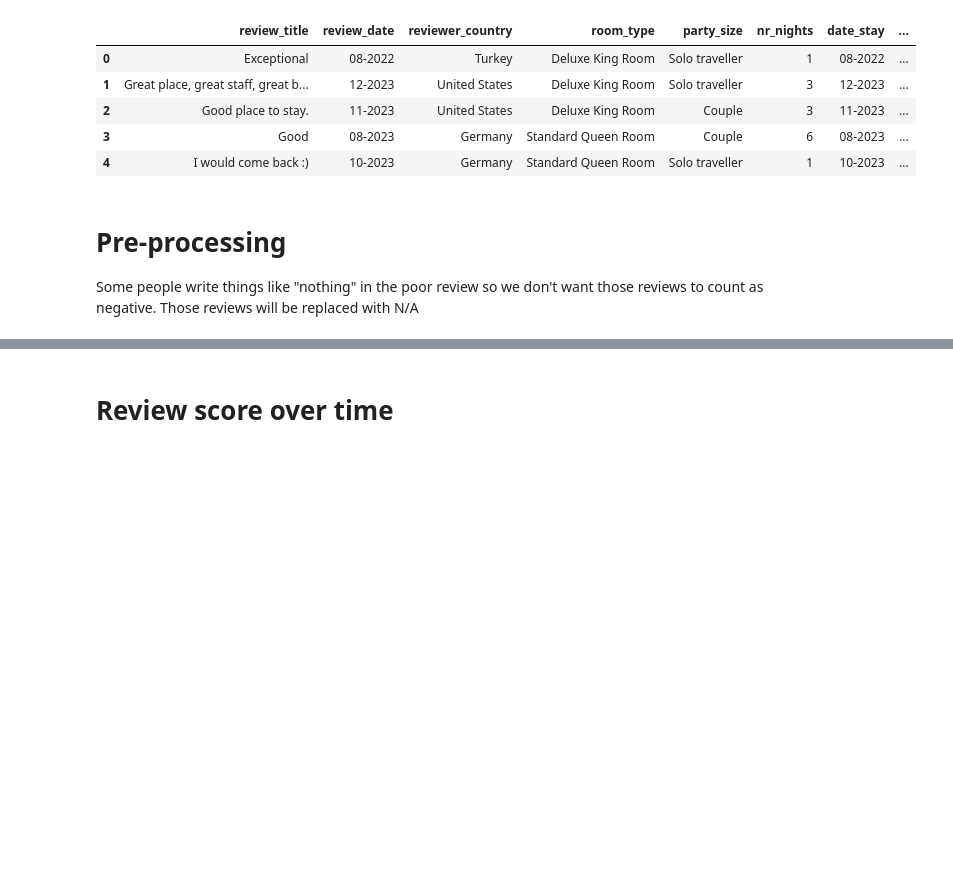
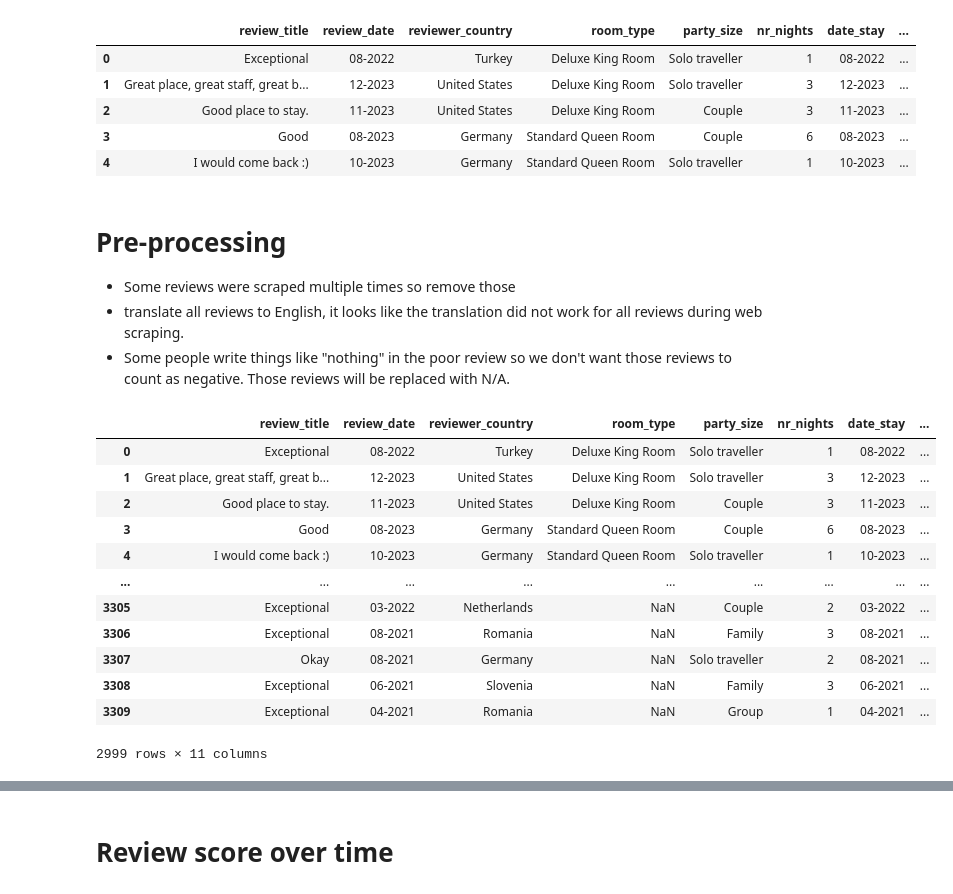
Before and after one commit to stefania-radu/LLMs-reviews-analytics, a Jupyter notebook: reviews_analytics/run_analysis.ipynb, the cells around one changed output, grey strips where cells are left out. Cells and saved outputs as stored; diff of their text form; code cells hidden in the pictures; blank space fills up the shorter version.

```diff
--- a/reviews_analytics/run_analysis.ipynb
+++ b/reviews_analytics/run_analysis.ipynb
@@ -48,4 +50,6 @@ hotel_reviews_data.head()
 | 4 | I would come back :) | 10-2023 | Germany | Standard Queen Room | Solo traveller | 1 | 10-2023 | ... |
 # %% [markdown]
 # Pre-processing
-Some people write things like "nothing" in the poor review so we don't want those reviews to count as negative. Those reviews will be replaced with N/A
+- Some reviews were scraped multiple times so remove those
+- translate all reviews to English, it looks like the translation did not work for all reviews during web scraping.
+- Some people write things like "nothing" in the poor review so we don't want those reviews to count as negative. Those reviews will be replaced with N/A.
@@ -53,0 +56,42 @@ hotel_reviews_data.loc[hotel_reviews_data['review_poor'].str.contains('nothing|n
+# %%
+def is_english(text):
+    try:
+        lang = detect(text)
+        return lang == 'en'
+    except:
+        return False
+
+def translate_to_english(text):
+    try:
+        if not is_english(text):
+            translator = Translator()
+            translation = translator.translate(text, dest='en')
+            return translation.text
+    except:
+        pass
+    return text
+
+hotel_reviews_data = hotel_reviews_data.drop_duplicates()
+
+# hotel_reviews_data['review_title'] = hotel_reviews_data['review_title'].apply(translate_to_english)
+# hotel_reviews_data['review_poor'] = hotel_reviews_data['review_poor'].apply(translate_to_english)
+# hotel_reviews_data['review_great'] = hotel_reviews_data['review_great'].apply(translate_to_english)
+
+hotel_reviews_data_english = hotel_reviews_data[hotel_reviews_data['review_poor'].apply(is_english) & hotel_reviews_data['review_great'].apply(is_english)]
+hotel_reviews_data.loc[hotel_reviews_data['review_poor'].str.contains('nothing|nil|niks|Niets|-', case=False, na=False), 'review_poor'] = pd.NA
+
+hotel_reviews_data
+# %% [output]
+|  | review_title | review_date | reviewer_country | room_type | party_size | nr_nights | date_stay | ... |
+| 0 | Exceptional | 08-2022 | Turkey | Deluxe King Room | Solo traveller | 1 | 08-2022 | ... |
+| 1 | Great place, great staff, great b... | 12-2023 | United States | Deluxe King Room | Solo traveller | 3 | 12-2023 | ... |
+| 2 | Good place to stay. | 11-2023 | United States | Deluxe King Room | Couple | 3 | 11-2023 | ... |
+| 3 | Good | 08-2023 | Germany | Standard Queen Room | Couple | 6 | 08-2023 | ... |
+| 4 | I would come back :) | 10-2023 | Germany | Standard Queen Room | Solo traveller | 1 | 10-2023 | ... |
+| ... | ... | ... | ... | ... | ... | ... | ... | ... |
+| 3305 | Exceptional | 03-2022 | Netherlands | NaN | Couple | 2 | 03-2022 | ... |
+| 3306 | Exceptional | 08-2021 | Romania | NaN | Family | 3 | 08-2021 | ... |
+| 3307 | Okay | 08-2021 | Germany | NaN | Solo traveller | 2 | 08-2021 | ... |
+| 3308 | Exceptional | 06-2021 | Slovenia | NaN | Family | 3 | 06-2021 | ... |
+| 3309 | Exceptional | 04-2021 | Romania | NaN | Group | 1 | 04-2021 | ... |
+2999 rows × 11 columns
```
Also changed, not shown: parts of 19 cells of this notebook, 2 other files.
